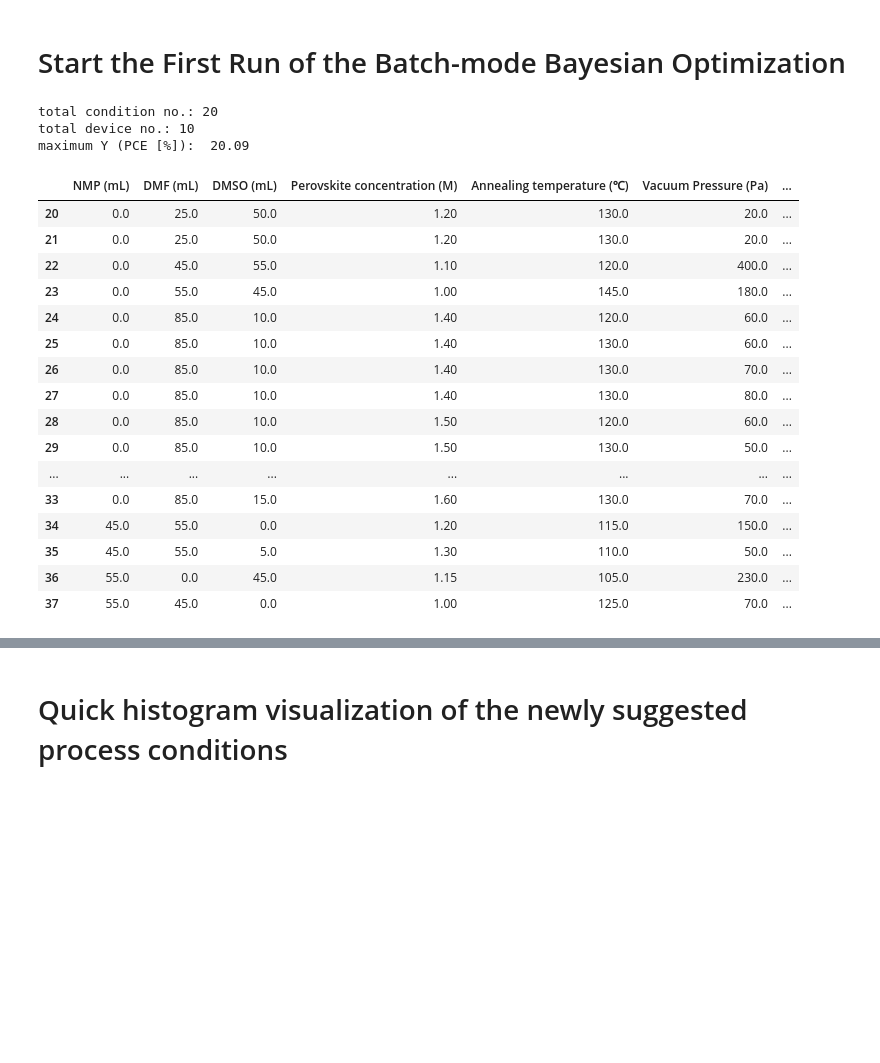
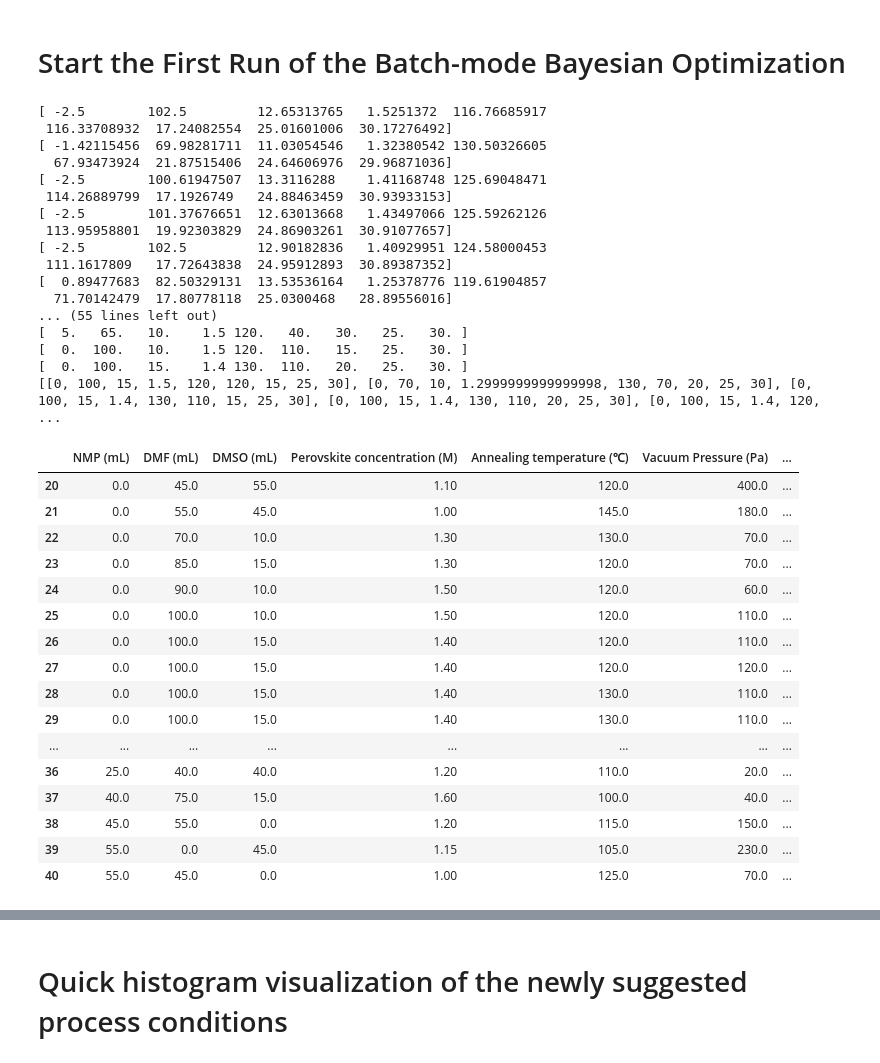
Before and after one commit to Boxue2023/Perovskite, a Jupyter notebook: batch1.ipynb, the cells around one changed output, grey strips where cells are left out. Cells and saved outputs as stored; diff of their text form; code cells hidden in the pictures; blank space fills up the shorter version.

Commit message:
First attempt at rewriting batch1 notebook

```diff
--- a/batch1.ipynb
+++ b/batch1.ipynb
@@ -383,3 +137,9 @@ class ScaledProbabilityOfFeasibility(Acquisition):
+# %%
+from emukit.core.initial_designs.random_design import RandomDesign
+from emukit.core.initial_designs.latin_design import LatinDesign
+
+parameter_space = define_parameter_space(NMP_num, DMF_num, DMSO_num, PC_num, AT_num, \
+                                         VP_num, VT_num, T_num, humidity_num)
 # %%
 np.random.seed(10)
 
@@ -454,55 +195,68 @@ import numpy as np
 acquisition = NegativeLowerConfidenceBound(objective_model, beta = 1)
 
 # Make loop and collect points
 bayesopt_cons_pr = ProbabilisticConstraintBayesianOptimizationLoop2(model_objective=objective_model,
                                                           space=parameter_space,
                                                           acquisition=acquisition,
                                                           model_constraint1=constraint_model1,
                                                           model_constraint2=constraint_model2,
-                                                          batch_size = 22)#batchsize>20 to account for duplication
+                                                          batch_size = 22)
 
 X_new = bayesopt_cons_pr.candidate_point_calculator.compute_next_points(bayesopt_cons_pr.loop_state)
-X_new = x_normalizer(get_closest_array(x_denormalizer(X_new)))
+X_new = x_scaler(get_closest_array(x_descaler(X_new, var_array), var_array), var_array)
 
 f_obj =  objective_model.model.predict
 f_cons1 = constraint_model1.model.predict
 f_cons2 = constraint_model2.model.predict
 
 f_cons_acq = bayesopt_cons_pr.candidate_point_calculator.acquisition.acquisition.evaluate
 f_raw_acq = bayesopt_cons_pr.candidate_point_calculator.acquisition.acquisition.acquisition_1.evaluate
 f_cons_pr = bayesopt_cons_pr.candidate_point_calculator.acquisition.acquisition.acquisition_2.evaluate
 
 print('total condition no.:', len(Xc))
 print('total device no.:', len(bayesopt_cons_pr.loop_state.Y))
 print('maximum Y (PCE [%]): ', -np.min(np.transpose(np.round(bayesopt_cons_pr.loop_state.Y, 2))))
 
-
-
-df_Xnew = pd.DataFrame(get_closest_array(x_denormalizer(X_new)), columns = df_film.columns[1:10])
-df_all = pd.concat([df_film.iloc[:,1:10], df_Xnew])#.sort_values(by=list(df_film.columns[1:10]))
+df_Xnew = pd.DataFrame(get_closest_array(x_descaler(X_new, var_array), var_array), columns = df_film.columns[1:10])
+df_all = pd.concat([df_film.iloc[:,1:10], df_Xnew])
 df_all_ = df_all.drop_duplicates()
 df_Xnew = df_all_.iloc[15:40]
 df_Xnew = df_Xnew.sort_values(by=list(df_film.columns[1:-1]), ignore_index = True)
 df_Xnew.index = np.arange(len(df_Xnew))+len(df_film)
+
 df_Xnew
 # %% [output]
-total condition no.: 20
-total device no.: 10
-maximum Y (PCE [%]):  20.09
+[ -2.5        102.5         12.65313765   1.5251372  116.76685917
+ 116.33708932  17.24082554  25.01601006  30.17276492]
+[ -1.42115456  69.98281711  11.03054546   1.32380542 130.50326605
+  67.93473924  21.87515406  24.64606976  29.96871036]
+[ -2.5        100.61947507  13.3116288    1.41168748 125.69048471
+ 114.26889799  17.1926749   24.88463459  30.93933153]
+[ -2.5        101.37676651  12.63013668   1.43497066 125.59262126
+ 113.95958801  19.92303829  24.86903261  30.91077657]
+[ -2.5        102.5         12.90182836   1.40929951 124.58000453
+ 111.1617809   17.72643838  24.95912893  30.89387352]
+[  0.89477683  82.50329131  13.53536164   1.25378776 119.61904857
+  71.70142479  17.80778118  25.0300468   28.89556016]
+... (55 lines left out)
+[  5.   65.   10.    1.5 120.   40.   30.   25.   30. ]
+[  0.  100.   10.    1.5 120.  110.   15.   25.   30. ]
+[  0.  100.   15.    1.4 130.  110.   20.   25.   30. ]
+[[0, 100, 15, 1.5, 120, 120, 15, 25, 30], [0, 70, 10, 1.2999999999999998, 130, 70, 20, 25, 30], [0, 100, 15, 1.4, 130, 110, 15, 25, 30], [0, 100, 15, 1.4, 130, 110, 20, 25, 30], [0, 100, 15, 1.4, 120, ...
 |  | NMP (mL) | DMF (mL) | DMSO (mL) | Perovskite concentration (M) | Annealing temperature (℃) | Vacuum Pressure (Pa) | ... |
-| 20 | 0.0 | 25.0 | 50.0 | 1.20 | 130.0 | 20.0 | ... |
-| 21 | 0.0 | 25.0 | 50.0 | 1.20 | 130.0 | 20.0 | ... |
-| 22 | 0.0 | 45.0 | 55.0 | 1.10 | 120.0 | 400.0 | ... |
-| 23 | 0.0 | 55.0 | 45.0 | 1.00 | 145.0 | 180.0 | ... |
-| 24 | 0.0 | 85.0 | 10.0 | 1.40 | 120.0 | 60.0 | ... |
-| 25 | 0.0 | 85.0 | 10.0 | 1.40 | 130.0 | 60.0 | ... |
-| 26 | 0.0 | 85.0 | 10.0 | 1.40 | 130.0 | 70.0 | ... |
-| 27 | 0.0 | 85.0 | 10.0 | 1.40 | 130.0 | 80.0 | ... |
-| 28 | 0.0 | 85.0 | 10.0 | 1.50 | 120.0 | 60.0 | ... |
-| 29 | 0.0 | 85.0 | 10.0 | 1.50 | 130.0 | 50.0 | ... |
+| 20 | 0.0 | 45.0 | 55.0 | 1.10 | 120.0 | 400.0 | ... |
+| 21 | 0.0 | 55.0 | 45.0 | 1.00 | 145.0 | 180.0 | ... |
+| 22 | 0.0 | 70.0 | 10.0 | 1.30 | 130.0 | 70.0 | ... |
+| 23 | 0.0 | 85.0 | 15.0 | 1.30 | 120.0 | 70.0 | ... |
+| 24 | 0.0 | 90.0 | 10.0 | 1.50 | 120.0 | 60.0 | ... |
+| 25 | 0.0 | 100.0 | 10.0 | 1.50 | 120.0 | 110.0 | ... |
+| 26 | 0.0 | 100.0 | 15.0 | 1.40 | 120.0 | 110.0 | ... |
+| 27 | 0.0 | 100.0 | 15.0 | 1.40 | 120.0 | 120.0 | ... |
+| 28 | 0.0 | 100.0 | 15.0 | 1.40 | 130.0 | 110.0 | ... |
+| 29 | 0.0 | 100.0 | 15.0 | 1.40 | 130.0 | 110.0 | ... |
 | ... | ... | ... | ... | ... | ... | ... | ... |
-| 33 | 0.0 | 85.0 | 15.0 | 1.60 | 130.0 | 70.0 | ... |
-| 34 | 45.0 | 55.0 | 0.0 | 1.20 | 115.0 | 150.0 | ... |
-| 35 | 45.0 | 55.0 | 5.0 | 1.30 | 110.0 | 50.0 | ... |
-| 36 | 55.0 | 0.0 | 45.0 | 1.15 | 105.0 | 230.0 | ... |
-| 37 | 55.0 | 45.0 | 0.0 | 1.00 | 125.0 | 70.0 | ... |
+| 36 | 25.0 | 40.0 | 40.0 | 1.20 | 110.0 | 20.0 | ... |
+| 37 | 40.0 | 75.0 | 15.0 | 1.60 | 100.0 | 40.0 | ... |
+| 38 | 45.0 | 55.0 | 0.0 | 1.20 | 115.0 | 150.0 | ... |
+| 39 | 55.0 | 0.0 | 45.0 | 1.15 | 105.0 | 230.0 | ... |
+| 40 | 55.0 | 45.0 | 0.0 | 1.00 | 125.0 | 70.0 | ... |
```
Also changed, not shown: parts of 16 cells of this notebook, 13 other files.
